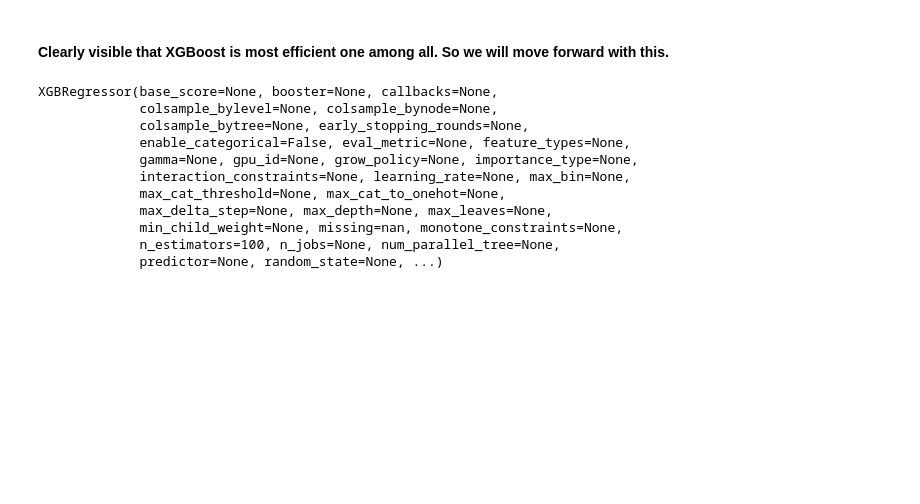
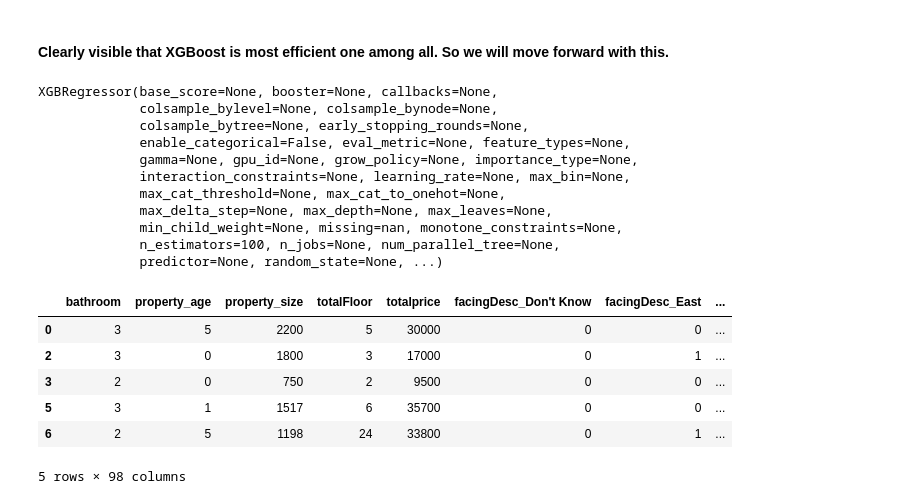
Before and after one commit to neerajcodes888/Hyderabad-Housing-Price-Prediction, a Jupyter notebook: Analysis_Prediction.ipynb, the cells around one changed output. Drawn from its saved outputs; the diff is of its cells as text; code cells hidden in the pictures; blank space fills up the shorter version.

```diff
--- a/Analysis_Prediction.ipynb
+++ b/Analysis_Prediction.ipynb
@@ -348,3 +348,13 @@ XGBRegressor(base_score=None, booster=None, callbacks=None,
              min_child_weight=None, missing=nan, monotone_constraints=None,
              n_estimators=100, n_jobs=None, num_parallel_tree=None,
              predictor=None, random_state=None, ...)
+# %%
+cd.head()
+# %% [output]
+|  | bathroom | property_age | property_size | totalFloor | totalprice | facingDesc_Don't Know | facingDesc_East | ... |
+| 0 | 3 | 5 | 2200 | 5 | 30000 | 0 | 0 | ... |
+| 2 | 3 | 0 | 1800 | 3 | 17000 | 0 | 1 | ... |
+| 3 | 2 | 0 | 750 | 2 | 9500 | 0 | 0 | ... |
+| 5 | 3 | 1 | 1517 | 6 | 35700 | 0 | 0 | ... |
+| 6 | 2 | 5 | 1198 | 24 | 33800 | 0 | 1 | ... |
+5 rows × 98 columns
```
